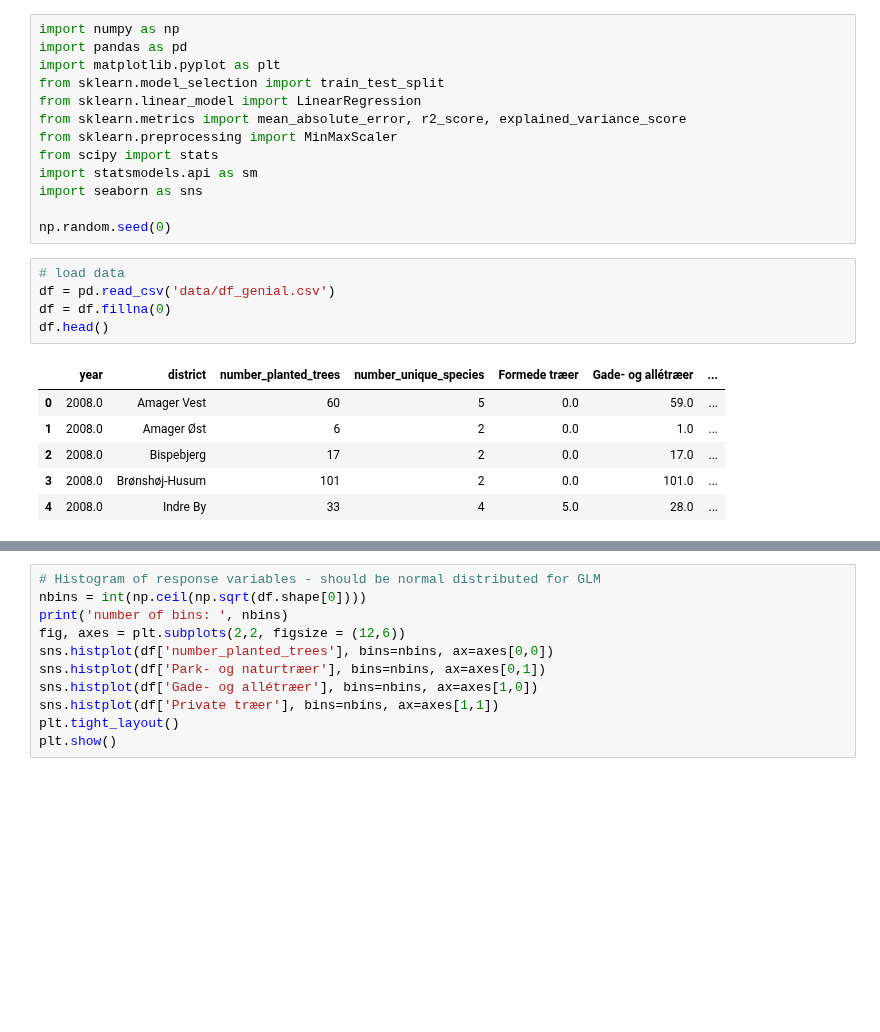
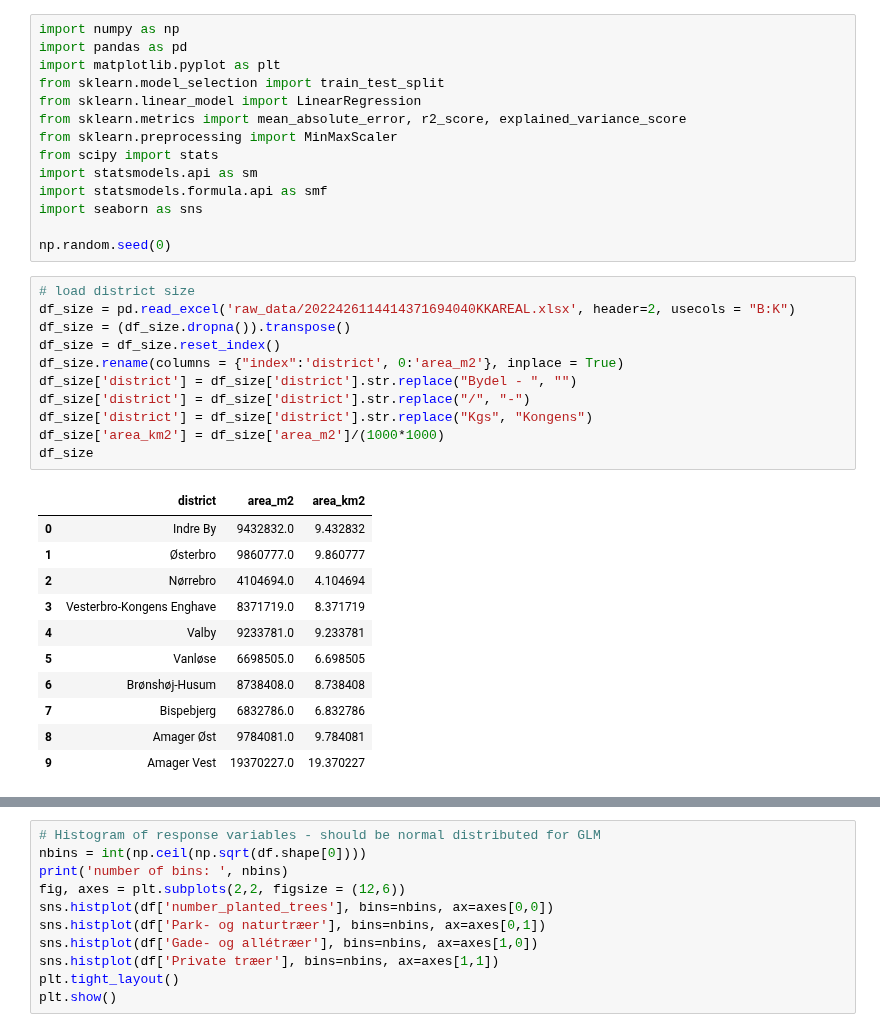
Before and after one commit to Ljoerring/Social-Data-Project, a Jupyter notebook: Model.ipynb, the cells around one changed output, grey strips where cells are left out. Drawn from its saved outputs; the diff is of its cells as text; blank space fills up the shorter version.

```diff
--- a/Model.ipynb
+++ b/Model.ipynb
@@ -8,19 +8,31 @@ from sklearn.metrics import mean_absolute_error, r2_score, explained_variance_sc
 from sklearn.preprocessing import MinMaxScaler
 from scipy import stats
 import statsmodels.api as sm
+import statsmodels.formula.api as smf
 import seaborn as sns
 
 np.random.seed(0)
-# %%
-# load data
-df = pd.read_csv('data/df_genial.csv')
-df = df.fillna(0)
-df.head()
-# %% [output]
-|  | year | district | number_planted_trees | number_unique_species | Formede træer | Gade- og allétræer | ... |
-| 0 | 2008.0 | Amager Vest | 60 | 5 | 0.0 | 59.0 | ... |
-| 1 | 2008.0 | Amager Øst | 6 | 2 | 0.0 | 1.0 | ... |
-| 2 | 2008.0 | Bispebjerg | 17 | 2 | 0.0 | 17.0 | ... |
-| 3 | 2008.0 | Brønshøj-Husum | 101 | 2 | 0.0 | 101.0 | ... |
-| 4 | 2008.0 | Indre By | 33 | 4 | 5.0 | 28.0 | ... |
+# %%
+# load district size
+df_size = pd.read_excel('raw_data/2022426114414371694040KKAREAL.xlsx', header=2, usecols = "B:K")
+df_size = (df_size.dropna()).transpose()
+df_size = df_size.reset_index()
+df_size.rename(columns = {"index":'district', 0:'area_m2'}, inplace = True)
+df_size['district'] = df_size['district'].str.replace("Bydel - ", "")
+df_size['district'] = df_size['district'].str.replace("/", "-")
+df_size['district'] = df_size['district'].str.replace("Kgs", "Kongens")
+df_size['area_km2'] = df_size['area_m2']/(1000*1000)
+df_size
+# %% [output]
+|  | district | area_m2 | area_km2 |
+| 0 | Indre By | 9432832.0 | 9.432832 |
+| 1 | Østerbro | 9860777.0 | 9.860777 |
+| 2 | Nørrebro | 4104694.0 | 4.104694 |
+| 3 | Vesterbro-Kongens Enghave | 8371719.0 | 8.371719 |
+| 4 | Valby | 9233781.0 | 9.233781 |
+| 5 | Vanløse | 6698505.0 | 6.698505 |
+| 6 | Brønshøj-Husum | 8738408.0 | 8.738408 |
+| 7 | Bispebjerg | 6832786.0 | 6.832786 |
+| 8 | Amager Øst | 9784081.0 | 9.784081 |
+| 9 | Amager Vest | 19370227.0 | 19.370227 |
 # %%
```
Also changed, not shown: parts of 8 cells of this notebook, 1 other file.
